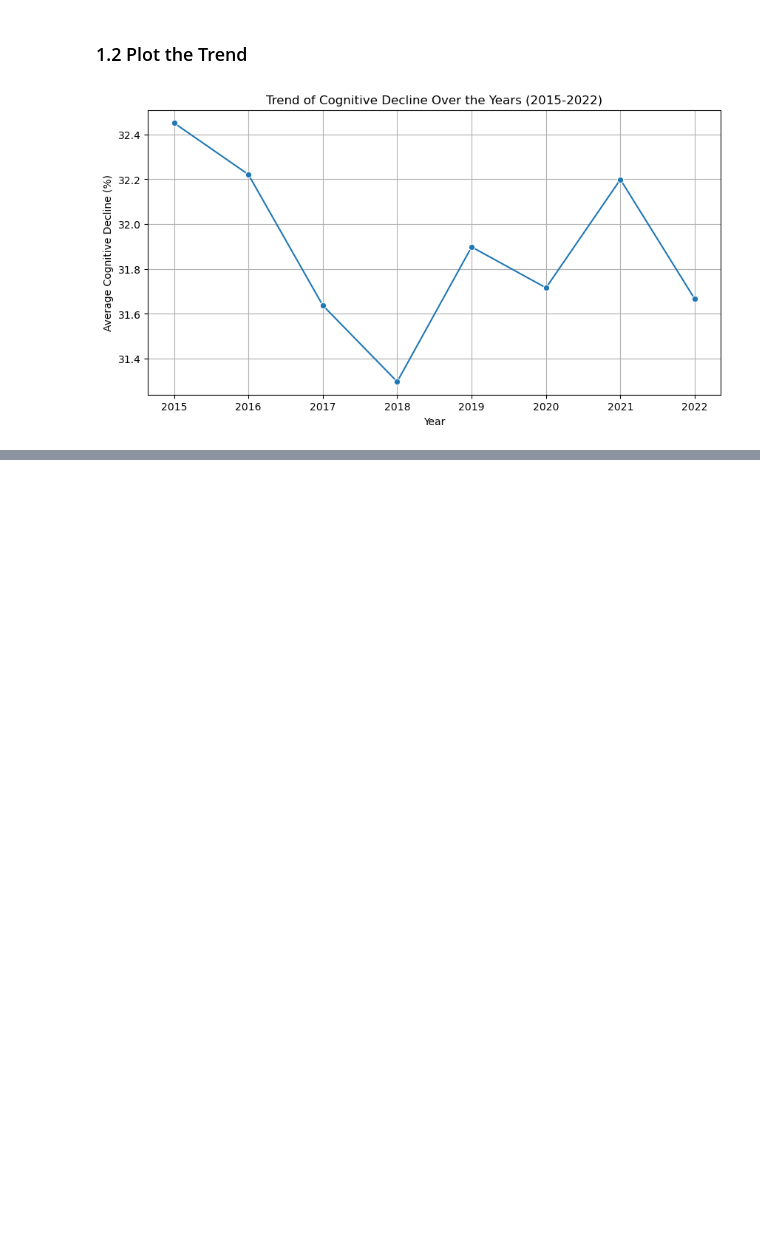
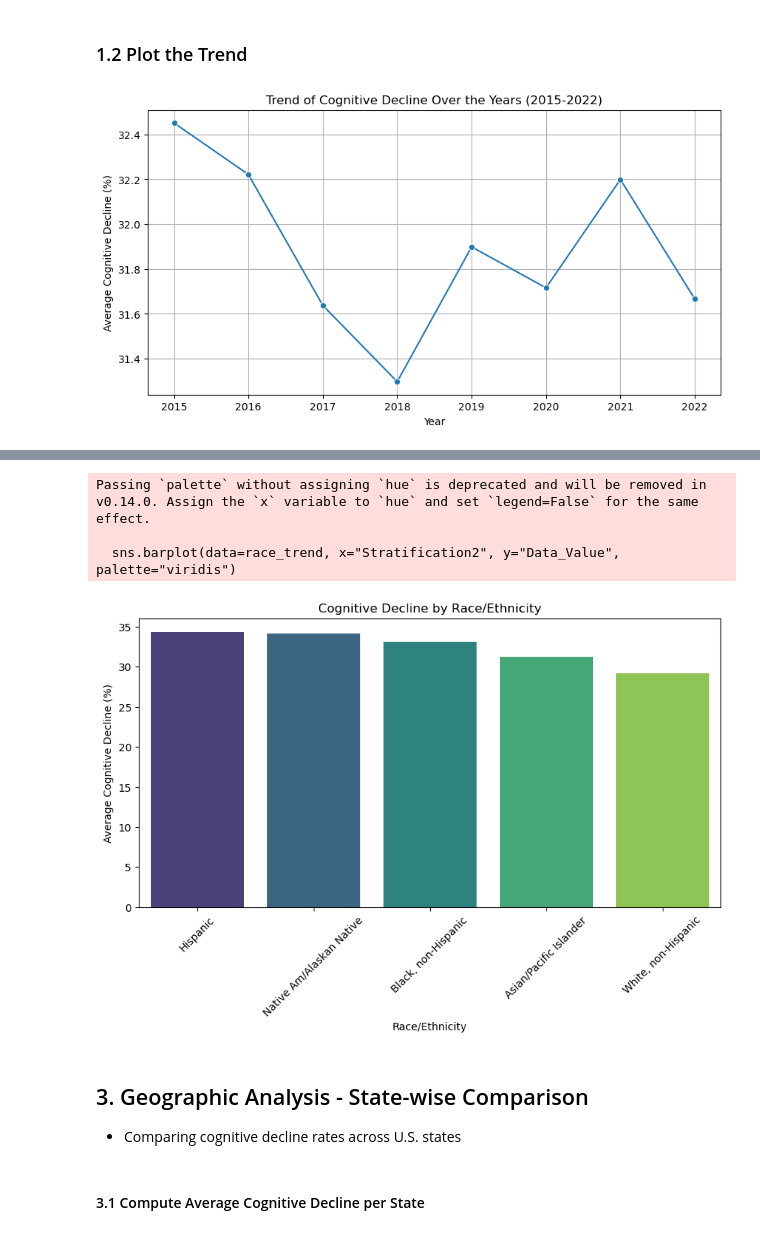
Before and after one commit to sowmyamaddali/cognitive-decline-analysis, a Jupyter notebook: notebooks/data_exploration.ipynb, the cells around one changed output, grey strips where cells are left out. Cells and saved outputs as stored; diff of their text form; code cells hidden in the pictures; blank space fills up the shorter version.

```diff
--- a/notebooks/data_exploration.ipynb
+++ b/notebooks/data_exploration.ipynb
@@ -86,0 +156,29 @@ plt.show()
+# %%
+# Filter race-related data
+race_data = df_cleaned[df_cleaned["StratificationCategory2"] == "Race/Ethnicity"]
+race_trend = race_data.groupby("Stratification2")["Data_Value"].mean().reset_index()
+
+# Sort
+race_trend = race_trend.sort_values(by="Data_Value", ascending=False)
+
+# Plot
+plt.figure(figsize=(10,5))
+sns.barplot(data=race_trend, x="Stratification2", y="Data_Value", palette="viridis")
+
+# Labels
+plt.xlabel("Race/Ethnicity")
+plt.ylabel("Average Cognitive Decline (%)")
+plt.title("Cognitive Decline by Race/Ethnicity")
+plt.xticks(rotation=45)
+plt.show()
+# %% [output]
+Passing `palette` without assigning `hue` is deprecated and will be removed in v0.14.0. Assign the `x` variable to `hue` and set `legend=False` for the same effect.
+
+  sns.barplot(data=race_trend, x="Stratification2", y="Data_Value", palette="viridis")
+[figure, added]
+# %% [markdown]
+## 3. Geographic Analysis - State-wise Comparison
+
+- Comparing cognitive decline rates across U.S. states
+# %% [markdown]
+#### 3.1 Compute Average Cognitive Decline per State
```
Also changed, not shown: parts of 13 cells of this notebook, 2 other files.
